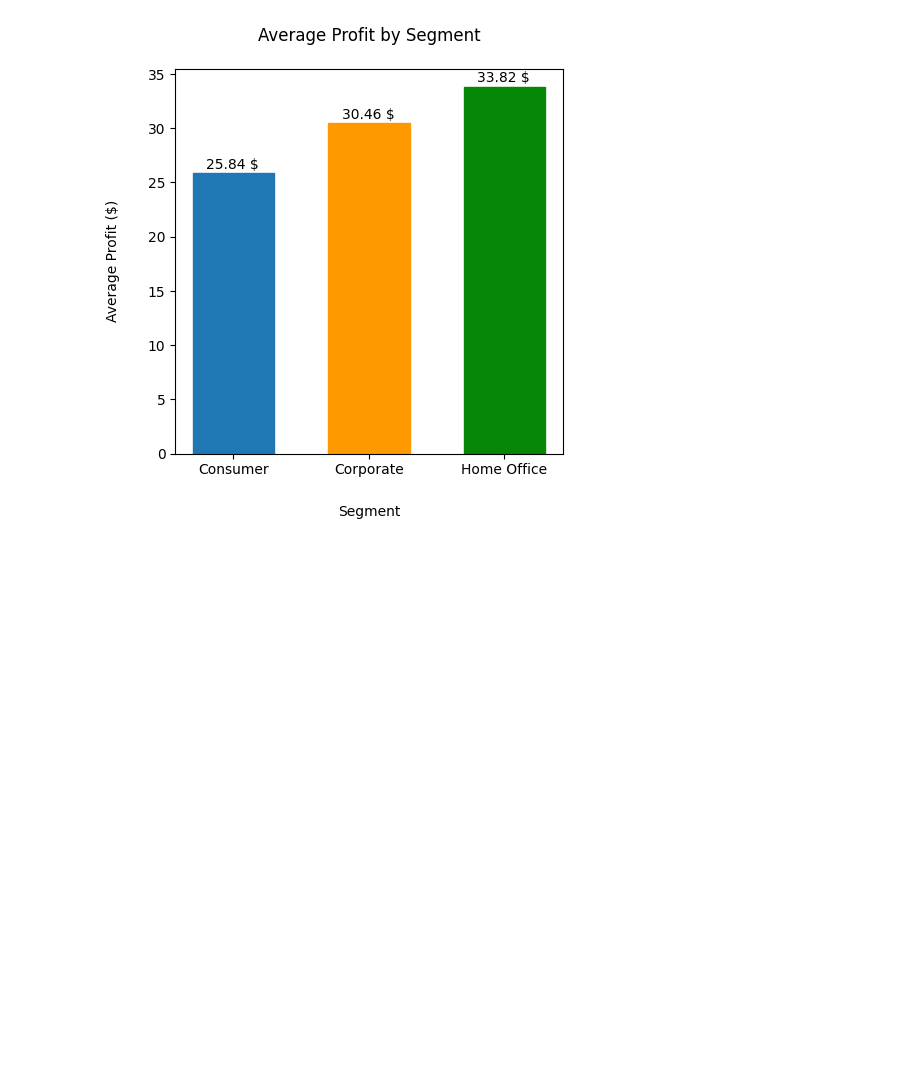
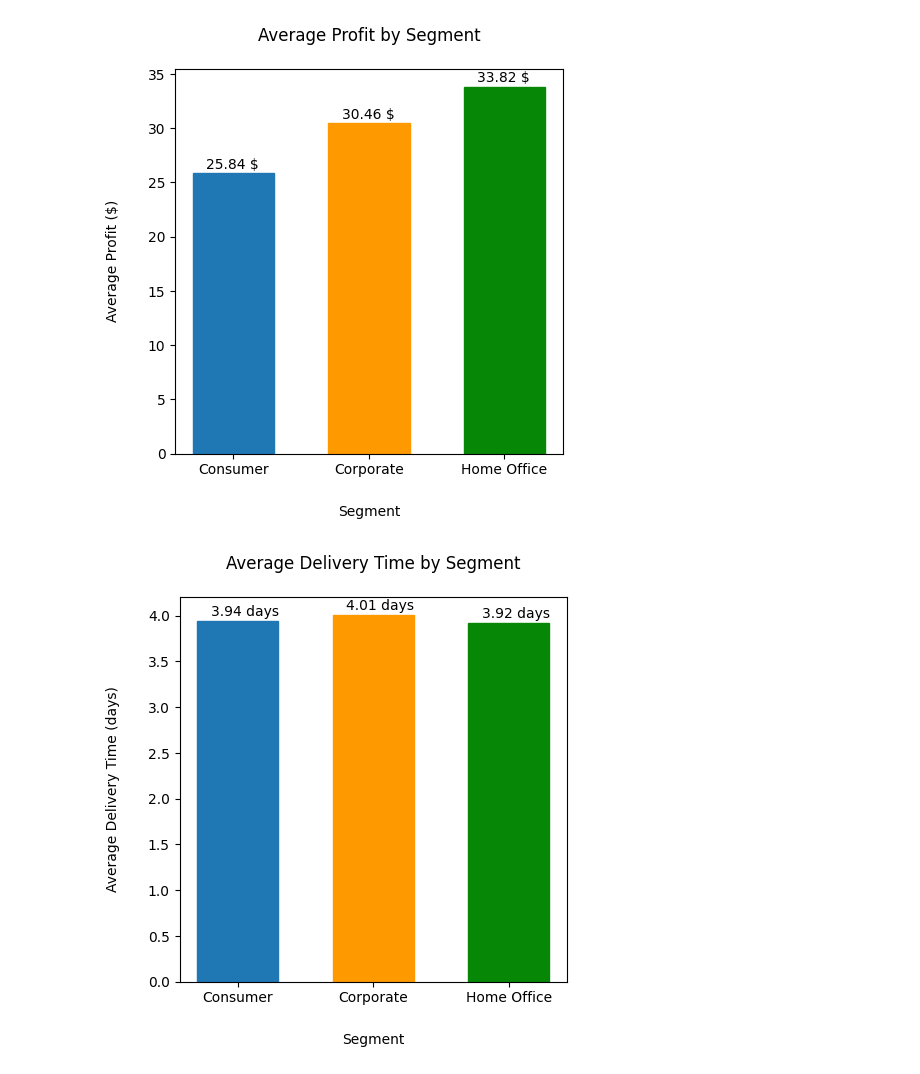
Before and after one commit to manipuppeteer/Data-Analysis-Project-DataCraft, a Jupyter notebook: superstore_sales/sales_analyis.ipynb, the cells around one changed output. Cells and saved outputs as stored; diff of their text form; code cells hidden in the pictures; blank space fills up the shorter version.

```diff
--- a/superstore_sales/sales_analyis.ipynb
+++ b/superstore_sales/sales_analyis.ipynb
@@ -143,3 +145,27 @@ for i, x in enumerate(sales_by_segment['Profit']):
 plt.show()
 # %% [output]
 [figure]
+# %%
+# Create the grouped data first
+sales_by_segment = df.groupby('Segment').agg({'Delivery Time':'mean'})
+
+# Create the plot
+fig, ax = plt.subplots(figsize=(5, 5))
+bars = ax.bar(sales_by_segment.index, sales_by_segment['Delivery Time'], width=0.6)
+
+# Set individual colors for each bar
+colors = ['#1f77b4', "#ff9900", "#068706"]  # Dark blue, Orange, Green
+for bar, color in zip(bars, colors):
+    bar.set_color(color)
+
+# Customize the plot
+ax.set_title('Average Delivery Time by Segment', pad=20)
+ax.set_ylabel('Average Delivery Time (days)', labelpad=20)
+ax.set_xlabel('Segment', labelpad=20)
+
+for i, x in enumerate(sales_by_segment['Delivery Time']):
+    ax.text(i-0.2, x+0.1, f'{x:,.2f} days', va='center', fontsize=10)
+
+plt.show()
+# %% [output]
+[figure, added]
```
Also changed, not shown: parts of 11 cells of this notebook, 1 other file.
